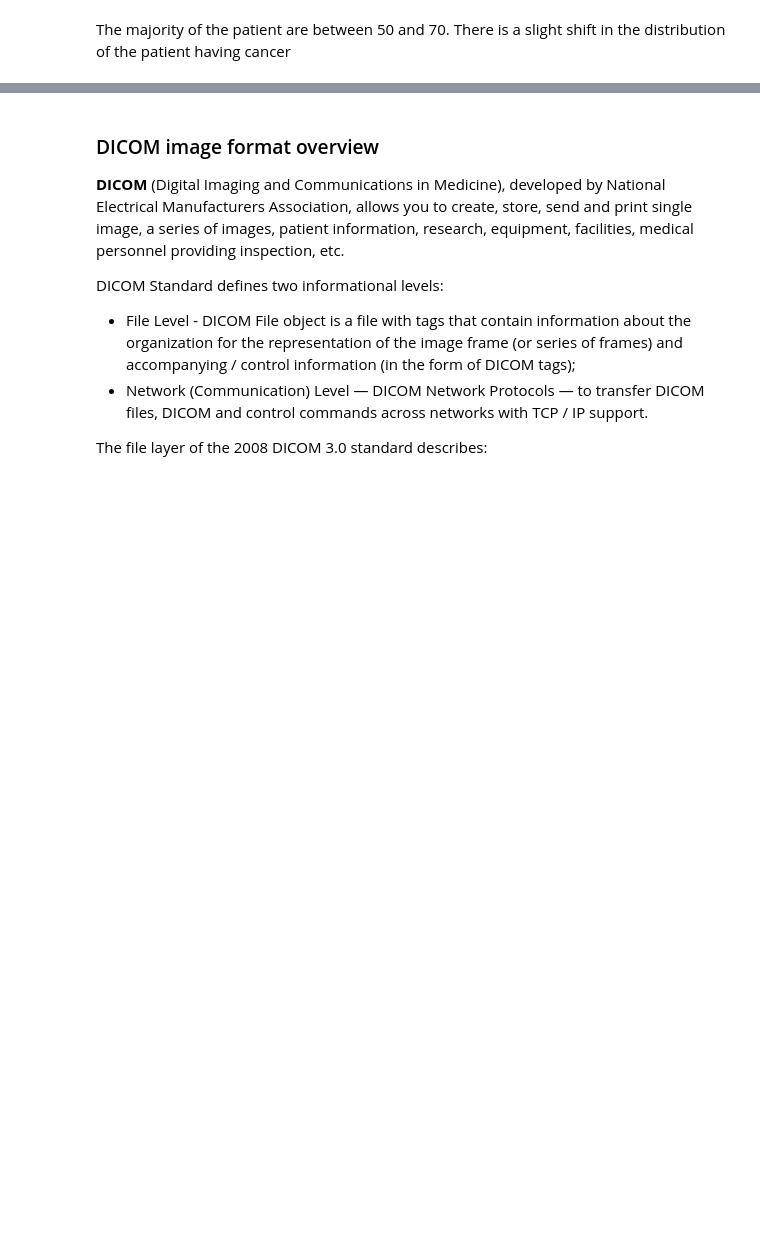
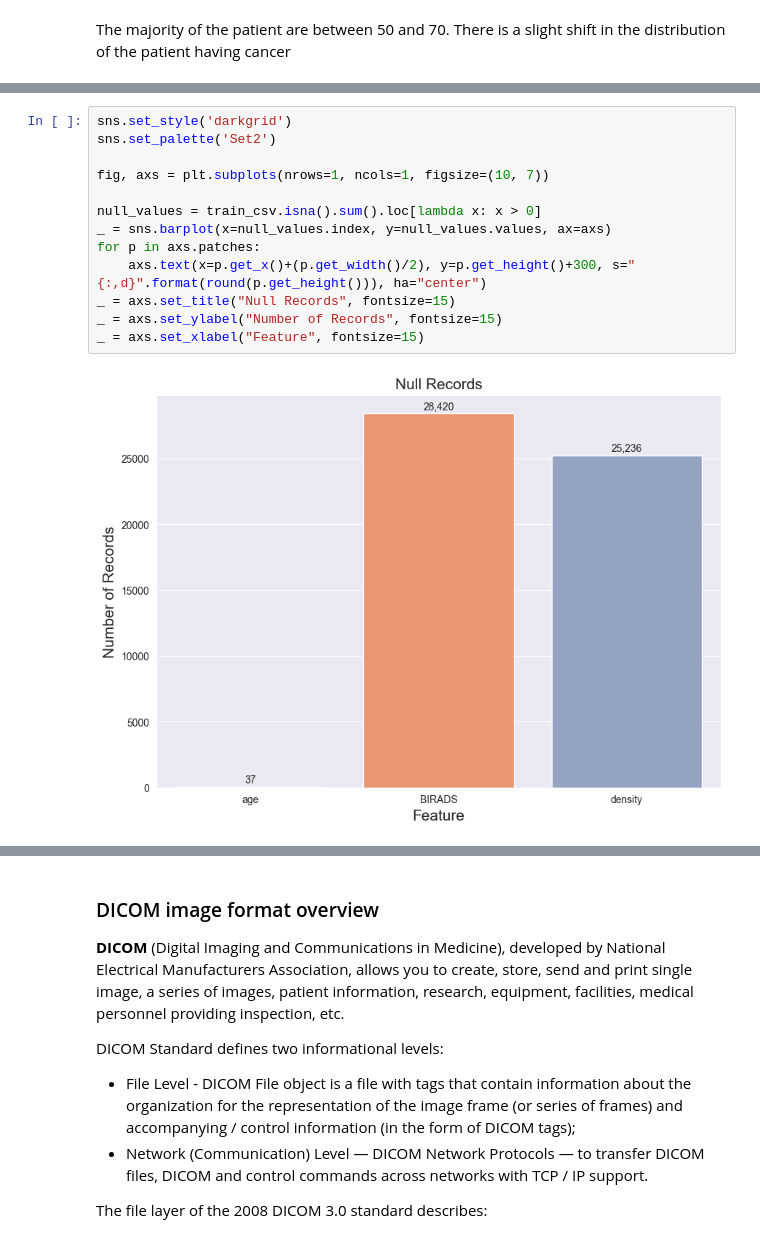
Before and after one commit to baptistebignaud/Screening-Mammography-Breast-Cancer-Detection, a Jupyter notebook: notebooks/EDA.ipynb, the cells around one changed output, grey strips where cells are left out. Cells and saved outputs as stored; diff of their text form; blank space fills up the shorter version.

```diff
--- a/notebooks/EDA.ipynb
+++ b/notebooks/EDA.ipynb
@@ -122,0 +174,15 @@ The majority of the patient are between 50 and 70. There is a slight shift in th
+# %%
+sns.set_style('darkgrid')
+sns.set_palette('Set2')
+
+fig, axs = plt.subplots(nrows=1, ncols=1, figsize=(10, 7))
+
+null_values = train_csv.isna().sum().loc[lambda x: x > 0]
+_ = sns.barplot(x=null_values.index, y=null_values.values, ax=axs)
+for p in axs.patches:
+    axs.text(x=p.get_x()+(p.get_width()/2), y=p.get_height()+300, s="{:,d}".format(round(p.get_height())), ha="center")
+_ = axs.set_title("Null Records", fontsize=15)
+_ = axs.set_ylabel("Number of Records", fontsize=15)
+_ = axs.set_xlabel("Feature", fontsize=15)
+# %% [output]
+[figure, added]
```
Also changed, not shown: parts of 16 cells of this notebook.
